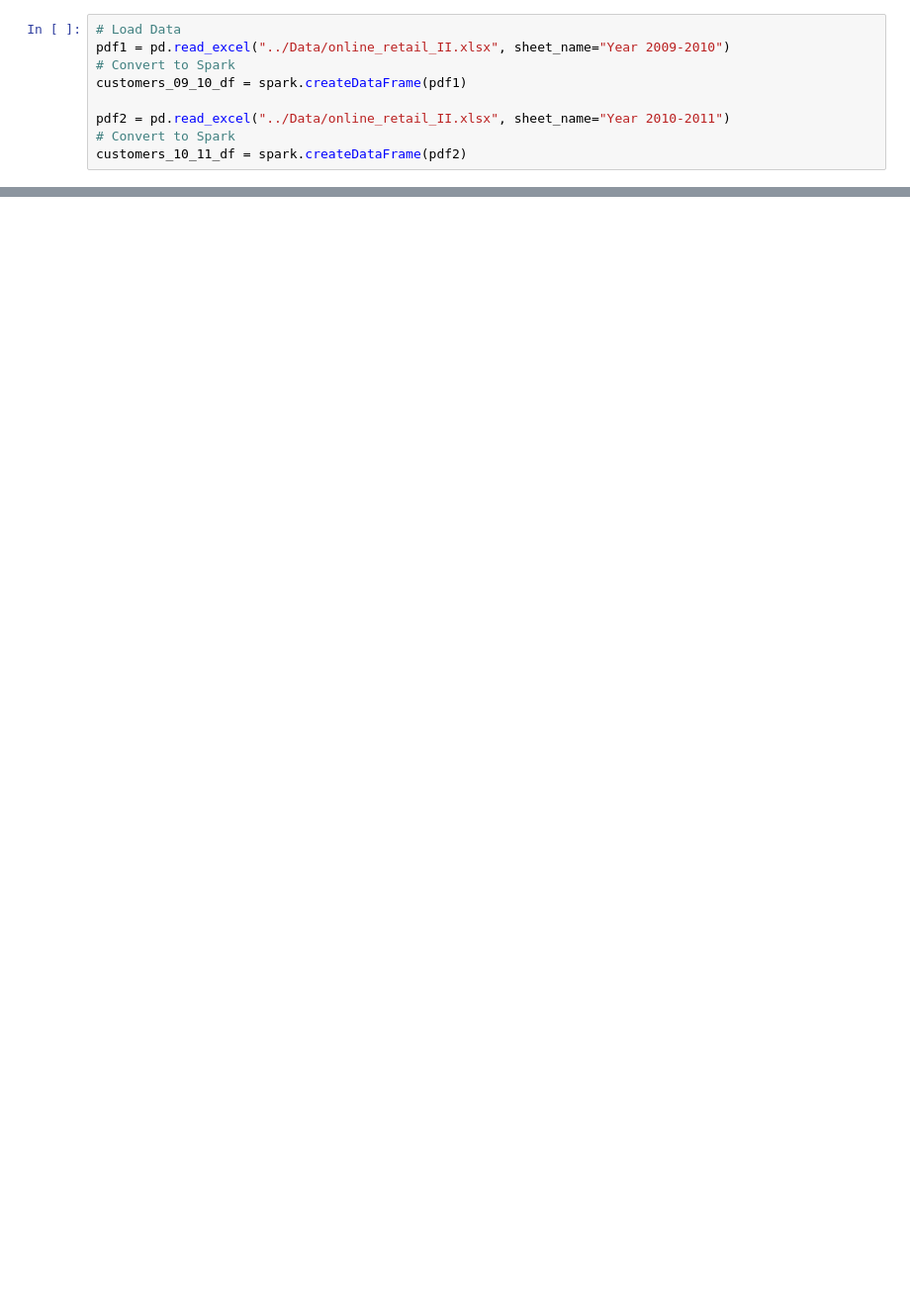
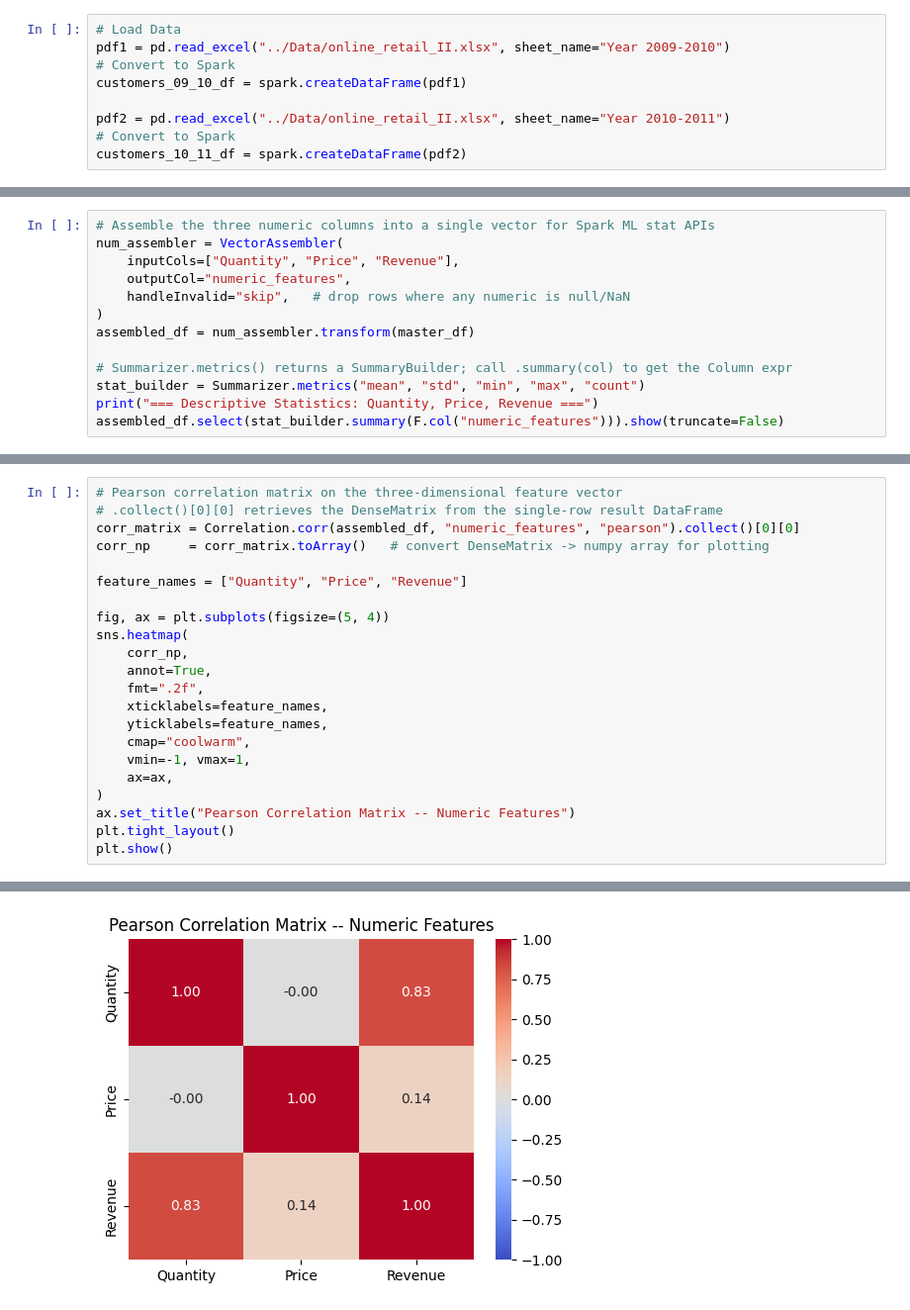
Before and after one commit to luisbdavila/BDA_project, a Jupyter notebook: Notebooks/ml.ipynb, the cells around one changed output, grey strips where cells are left out. Shown at 99% size. Drawn from its saved outputs; the diff is of its cells as text; blank space fills up the shorter version.

```diff
--- a/Notebooks/ml.ipynb
+++ b/Notebooks/ml.ipynb
@@ -51,0 +362,13 @@ customers_10_11_df = spark.createDataFrame(pdf2)
+# %%
+# Assemble the three numeric columns into a single vector for Spark ML stat APIs
+num_assembler = VectorAssembler(
+    inputCols=["Quantity", "Price", "Revenue"],
+    outputCol="numeric_features",
+    handleInvalid="skip",   # drop rows where any numeric is null/NaN
+)
+assembled_df = num_assembler.transform(master_df)
+
+# Summarizer.metrics() returns a SummaryBuilder; call .summary(col) to get the Column expr
+stat_builder = Summarizer.metrics("mean", "std", "min", "max", "count")
+print("=== Descriptive Statistics: Quantity, Price, Revenue ===")
+assembled_df.select(stat_builder.summary(F.col("numeric_features"))).show(truncate=False)
@@ -51,0 +384,23 @@ customers_10_11_df = spark.createDataFrame(pdf2)
+# %%
+# Pearson correlation matrix on the three-dimensional feature vector
+# .collect()[0][0] retrieves the DenseMatrix from the single-row result DataFrame
+corr_matrix = Correlation.corr(assembled_df, "numeric_features", "pearson").collect()[0][0]
+corr_np     = corr_matrix.toArray()   # convert DenseMatrix -> numpy array for plotting
+
+feature_names = ["Quantity", "Price", "Revenue"]
+
+fig, ax = plt.subplots(figsize=(5, 4))
+sns.heatmap(
+    corr_np,
+    annot=True,
+    fmt=".2f",
+    xticklabels=feature_names,
+    yticklabels=feature_names,
+    cmap="coolwarm",
+    vmin=-1, vmax=1,
+    ax=ax,
+)
+ax.set_title("Pearson Correlation Matrix -- Numeric Features")
+plt.tight_layout()
+plt.show()
+# %% [output]
@@ -51,0 +412 @@ customers_10_11_df = spark.createDataFrame(pdf2)
+[figure, added]
```
Also changed, not shown: parts of 39 cells of this notebook, 1 other file.
